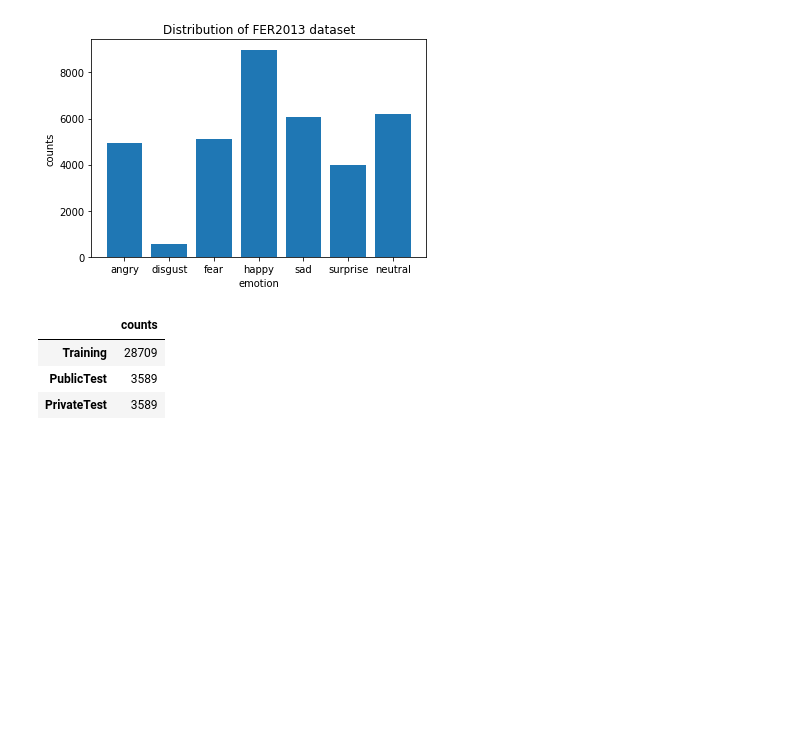
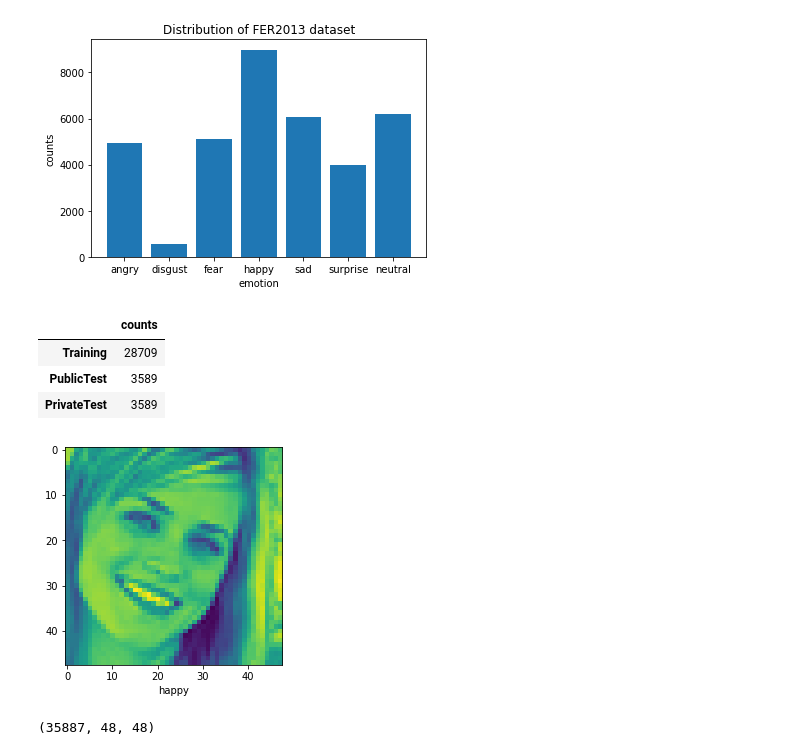
Before and after one commit to jiuntian/partner_face_emotion_recognition, a Jupyter notebook: visual_fer2013.ipynb, the cells around one changed output. Drawn from its saved outputs; the diff is of its cells as text; code cells hidden in the pictures; blank space fills up the shorter version.

Commit message:
plot sample images fer2013

```diff
--- a/visual_fer2013.ipynb
+++ b/visual_fer2013.ipynb
@@ -84,3 +84,14 @@ usage
 | Training | 28709 |
 | PublicTest | 3589 |
 | PrivateTest | 3589 |
+# %%
+size = (48, 48)
+# %%
+def show_pic(idx=np.random.choice(df.shape[0])):
+    # plt.axis('off')
+    plt.imshow(np.fromstring(df['pixels'][idx], dtype=int, sep=' ').reshape(size))
+    plt.xlabel(emotion_dic.get(df['emotion'][idx]))
+    plt.show()
+show_pic()
+# %% [output]
+[figure, added]
@@ -86,0 +100,4 @@ usage
+# %%
+img_arr.shape
+# %% [output]
+(35887, 48, 48)
```
Also changed, not shown: parts of 8 cells of this notebook.
